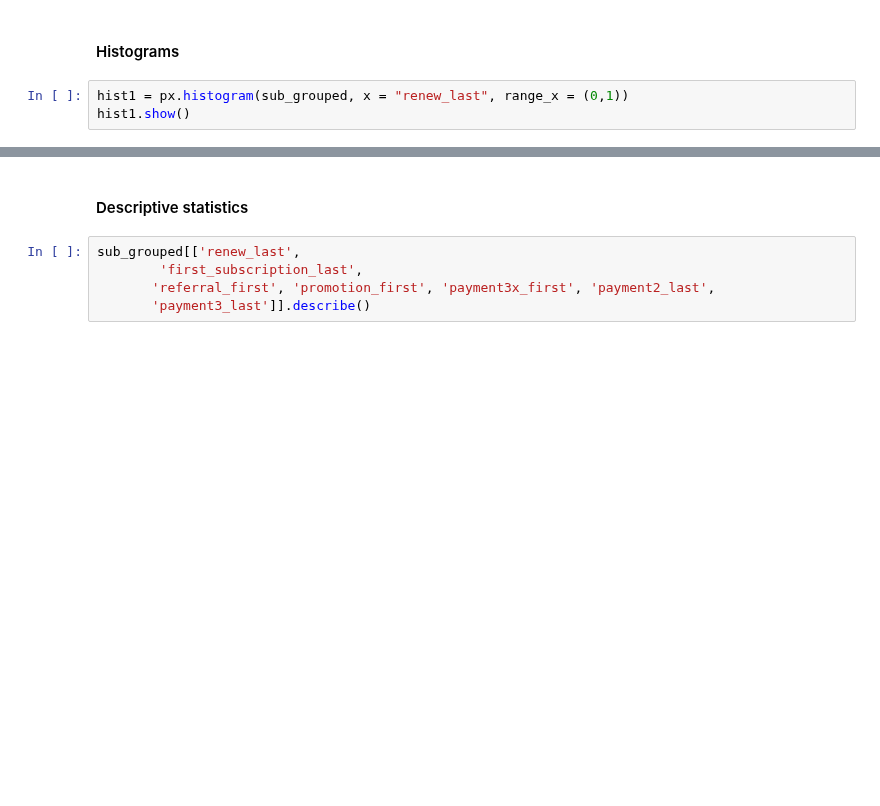
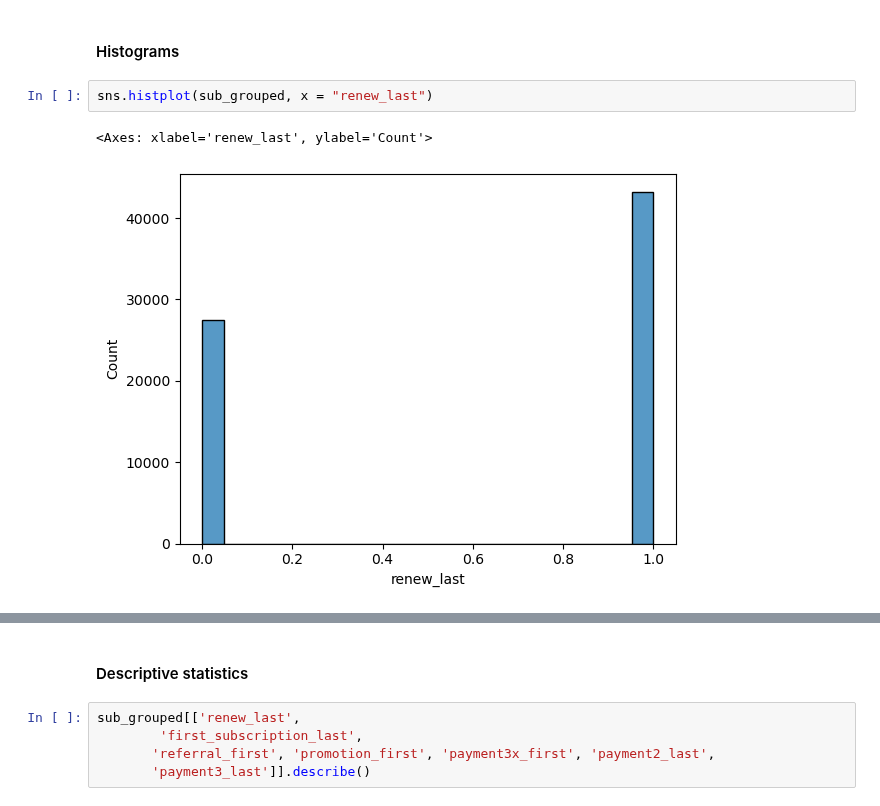
Before and after one commit to Lorenadn/HomeExchange, a Jupyter notebook: notebooks/HomeExchange-Subscriptions-Cleaning-Exploration.ipynb, the cells around one changed output, grey strips where cells are left out. Drawn from its saved outputs; the diff is of its cells as text; blank space fills up the shorter version.

```diff
--- a/notebooks/HomeExchange-Subscriptions-Cleaning-Exploration.ipynb
+++ b/notebooks/HomeExchange-Subscriptions-Cleaning-Exploration.ipynb
@@ -49,6 +97,8 @@ sub_grouped.columns
 # %% [markdown]
 #### Histograms
 # %%
-hist1 = px.histogram(sub_grouped, x = "renew_last", range_x = (0,1))
-hist1.show()
+sns.histplot(sub_grouped, x = "renew_last")
+# %% [output]
+<Axes: xlabel='renew_last', ylabel='Count'>
+[figure, added]
 # %%
```
Also changed, not shown: parts of 12 cells of this notebook, 1 other file.
